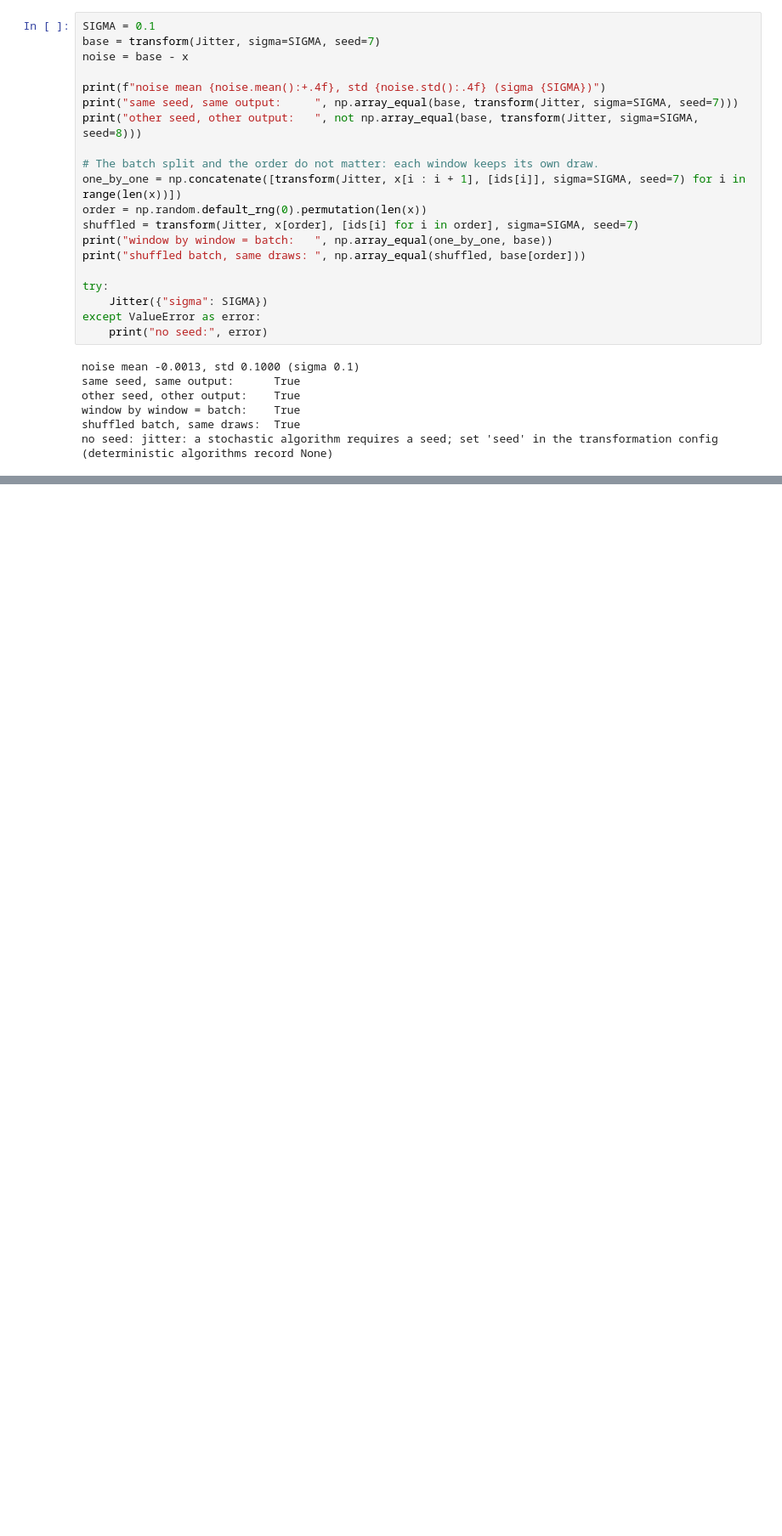
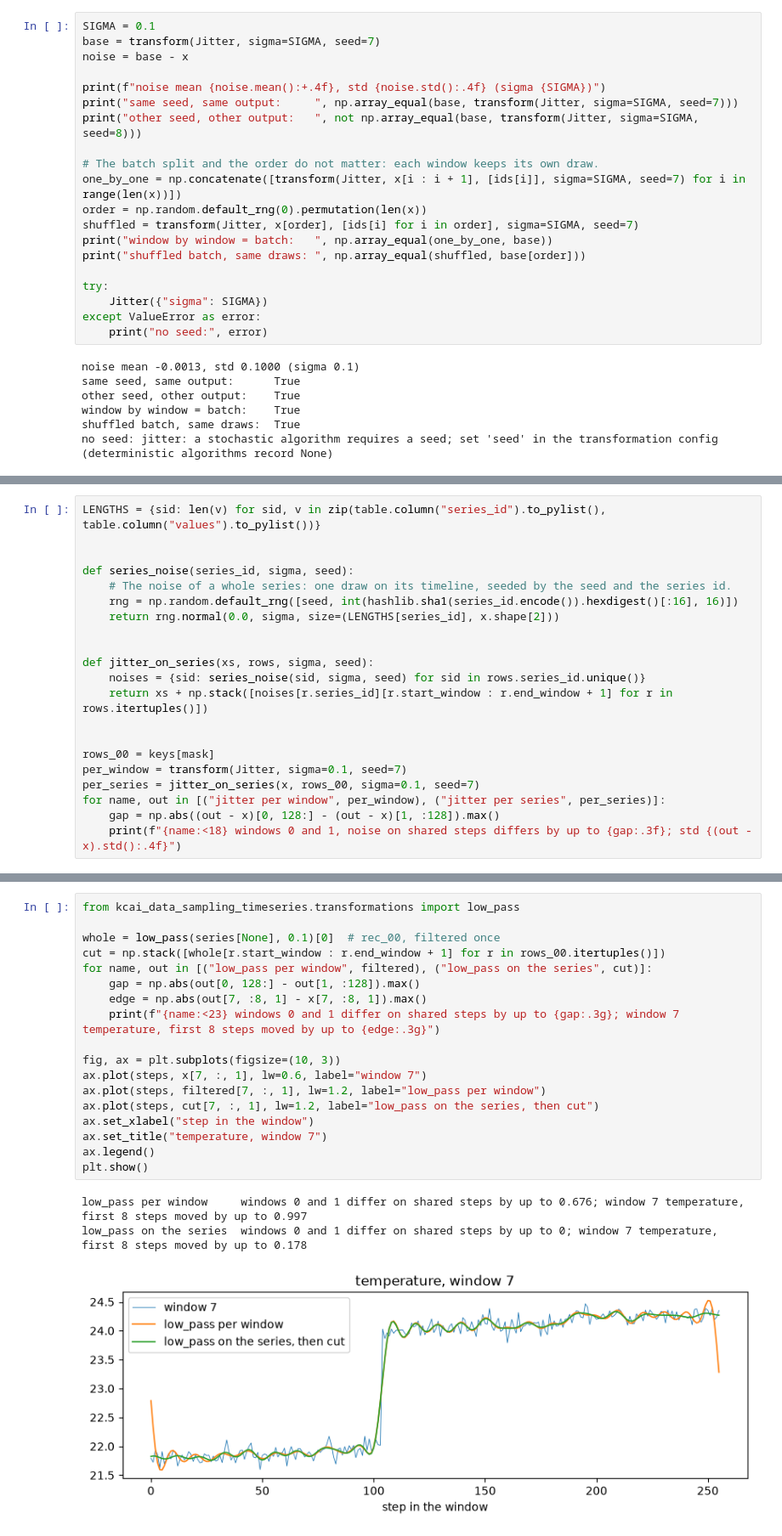
Before and after one commit to Safenai/kcai-data-sampling, a Jupyter notebook: examples/notebooks/timeseries-transformations.ipynb, the cells around one changed output, grey strips where cells are left out. Shown at 85% size. Cells and saved outputs as stored; diff of their text form; blank space fills up the shorter version.

```diff
--- a/examples/notebooks/timeseries-transformations.ipynb
+++ b/examples/notebooks/timeseries-transformations.ipynb
@@ -359,0 +356,21 @@ replayed from the row: True
+# %%
+LENGTHS = {sid: len(v) for sid, v in zip(table.column("series_id").to_pylist(), table.column("values").to_pylist())}
+
+
+def series_noise(series_id, sigma, seed):
+    # The noise of a whole series: one draw on its timeline, seeded by the seed and the series id.
+    rng = np.random.default_rng([seed, int(hashlib.sha1(series_id.encode()).hexdigest()[:16], 16)])
+    return rng.normal(0.0, sigma, size=(LENGTHS[series_id], x.shape[2]))
+
+
+def jitter_on_series(xs, rows, sigma, seed):
+    noises = {sid: series_noise(sid, sigma, seed) for sid in rows.series_id.unique()}
+    return xs + np.stack([noises[r.series_id][r.start_window : r.end_window + 1] for r in rows.itertuples()])
+
+
+rows_00 = keys[mask]
+per_window = transform(Jitter, sigma=0.1, seed=7)
+per_series = jitter_on_series(x, rows_00, sigma=0.1, seed=7)
+for name, out in [("jitter per window", per_window), ("jitter per series", per_series)]:
+    gap = np.abs((out - x)[0, 128:] - (out - x)[1, :128]).max()
+    print(f"{name:<18} windows 0 and 1, noise on shared steps differs by up to {gap:.3f}; std {(out - x).std():.4f}")
@@ -359,0 +438,22 @@ replayed from the row: True
+# %%
+from kcai_data_sampling_timeseries.transformations import low_pass
+
+whole = low_pass(series[None], 0.1)[0]  # rec_00, filtered once
+cut = np.stack([whole[r.start_window : r.end_window + 1] for r in rows_00.itertuples()])
+for name, out in [("low_pass per window", filtered), ("low_pass on the series", cut)]:
+    gap = np.abs(out[0, 128:] - out[1, :128]).max()
+    edge = np.abs(out[7, :8, 1] - x[7, :8, 1]).max()
+    print(f"{name:<23} windows 0 and 1 differ on shared steps by up to {gap:.3g}; window 7 temperature, first 8 steps moved by up to {edge:.3g}")
+
+fig, ax = plt.subplots(figsize=(10, 3))
+ax.plot(steps, x[7, :, 1], lw=0.6, label="window 7")
+ax.plot(steps, filtered[7, :, 1], lw=1.2, label="low_pass per window")
+ax.plot(steps, cut[7, :, 1], lw=1.2, label="low_pass on the series, then cut")
+ax.set_xlabel("step in the window")
+ax.set_title("temperature, window 7")
+ax.legend()
+plt.show()
+# %% [output]
+low_pass per window     windows 0 and 1 differ on shared steps by up to 0.676; window 7 temperature, first 8 steps moved by up to 0.997
+low_pass on the series  windows 0 and 1 differ on shared steps by up to 0; window 7 temperature, first 8 steps moved by up to 0.178
+[figure, added]
```
Also changed, not shown: parts of 24 cells of this notebook.
